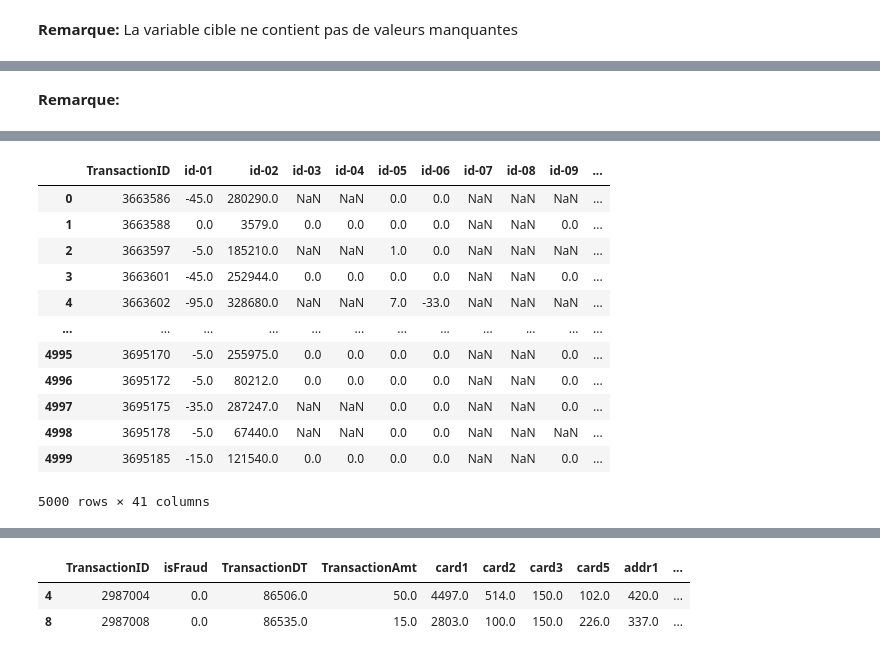
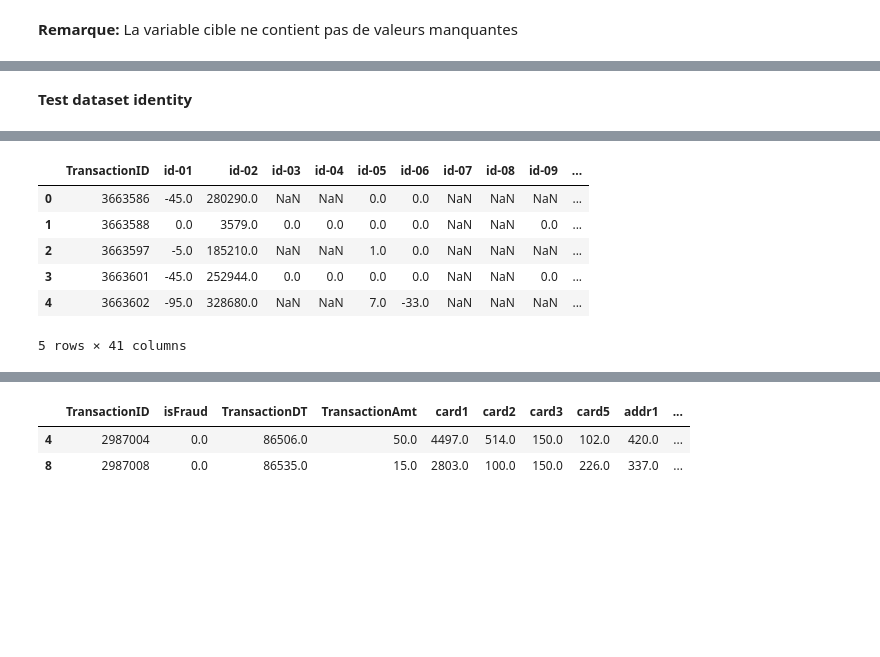
Before and after one commit to abakamousa/fraud_detection, a Jupyter notebook: Fraud_detection.ipynb, the cells around one changed output, grey strips where cells are left out. Drawn from its saved outputs; the diff is of its cells as text; code cells hidden in the pictures; blank space fills up the shorter version.

```diff
--- a/Fraud_detection.ipynb
+++ b/Fraud_detection.ipynb
@@ -94,11 +93,11 @@ Wall time: 1min 1s
 **Reduction de la mémoire**
 # %%
 %%time
-sample              = reduce_mem_usage(sample)
-df_identity         = reduce_mem_usage(df_identity)
-df_transaction      = reduce_mem_usage(df_transaction)
-df_test_transaction = reduce_mem_usage(df_test_transaction)
-df_test_identity    = reduce_mem_usage(df_test_identity)
+sample_red              = functions.reduce_mem_usage(sample)
+df_identity_red         = functions.reduce_mem_usage(df_identity)
+df_transaction_red      = functions.reduce_mem_usage(df_transaction)
+df_test_transaction_red = functions.reduce_mem_usage(df_test_transaction)
+df_test_identity_red    = functions.reduce_mem_usage(df_test_identity)
 # %% [output]
 Mem. usage decreased to  2.90 Mb (62.5% reduction)
 Mem. usage decreased to 25.86 Mb (42.7% reduction)
@@ -282,9 +308,8 @@ missing_value_per_observation(df_transaction)
-# %% [markdown]
-**Remarque:**
+# %% [markdown]
+**Test dataset identity**
 # %%
-%%time
+
 print("Test dataset identity")
-#df_test_identity    = pd.read_csv('test_identity.csv', nrows=5000)#nrows=10000)
-df_test_identity
+df_test_identity_red.head()
 # %% [output]
 Test dataset identity
@@ -293,13 +316,7 @@ Wall time: 43.4 ms
 |  | TransactionID | id-01 | id-02 | id-03 | id-04 | id-05 | id-06 | id-07 | id-08 | id-09 | ... |
 | 0 | 3663586 | -45.0 | 280290.0 | NaN | NaN | 0.0 | 0.0 | NaN | NaN | NaN | ... |
 | 1 | 3663588 | 0.0 | 3579.0 | 0.0 | 0.0 | 0.0 | 0.0 | NaN | NaN | 0.0 | ... |
 | 2 | 3663597 | -5.0 | 185210.0 | NaN | NaN | 1.0 | 0.0 | NaN | NaN | NaN | ... |
 | 3 | 3663601 | -45.0 | 252944.0 | 0.0 | 0.0 | 0.0 | 0.0 | NaN | NaN | 0.0 | ... |
 | 4 | 3663602 | -95.0 | 328680.0 | NaN | NaN | 7.0 | -33.0 | NaN | NaN | NaN | ... |
-| ... | ... | ... | ... | ... | ... | ... | ... | ... | ... | ... | ... |
-| 4995 | 3695170 | -5.0 | 255975.0 | 0.0 | 0.0 | 0.0 | 0.0 | NaN | NaN | 0.0 | ... |
-| 4996 | 3695172 | -5.0 | 80212.0 | 0.0 | 0.0 | 0.0 | 0.0 | NaN | NaN | 0.0 | ... |
-| 4997 | 3695175 | -35.0 | 287247.0 | NaN | NaN | 0.0 | 0.0 | NaN | NaN | 0.0 | ... |
-| 4998 | 3695178 | -5.0 | 67440.0 | NaN | NaN | 0.0 | 0.0 | NaN | NaN | NaN | ... |
-| 4999 | 3695185 | -15.0 | 121540.0 | 0.0 | 0.0 | 0.0 | 0.0 | NaN | NaN | 0.0 | ... |
-5000 rows × 41 columns
+5 rows × 41 columns
```
Also changed, not shown: parts of 78 cells of this notebook, 1 other file.
